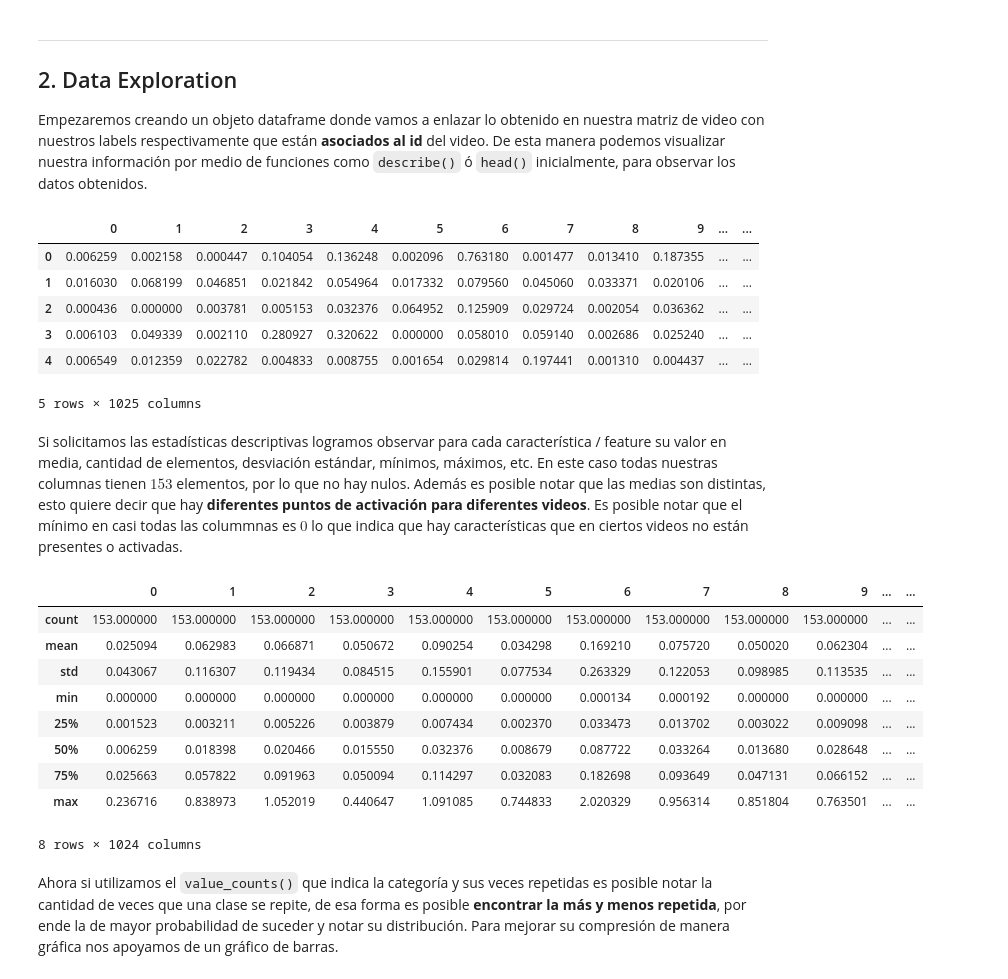
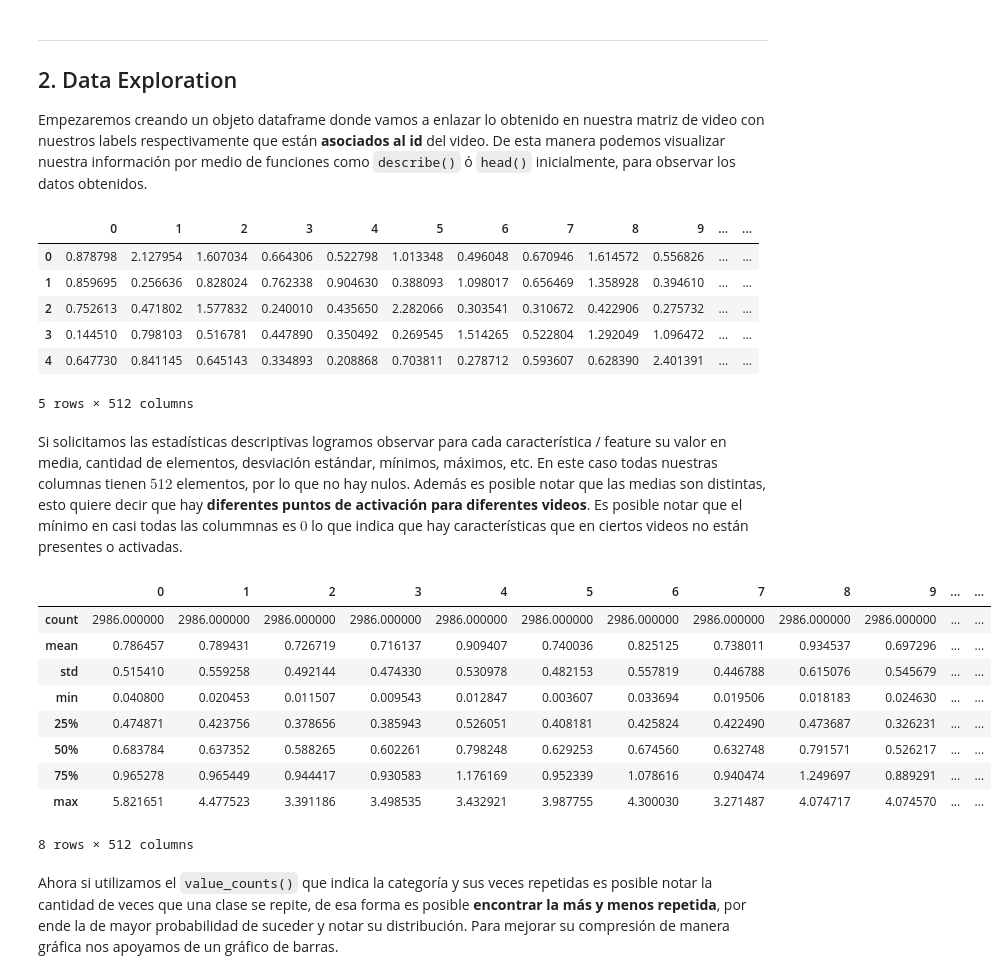
Before and after one commit to kaloslazo/ClusteringHumanRecognition, a Jupyter notebook: main.ipynb, the cells around one changed output. Saved outputs shown, nothing was run; the diff lists cells and outputs as text; code cells hidden in the pictures.

```diff
--- a/main.ipynb
+++ b/main.ipynb
@@ -76,33 +99,30 @@ Shape de nuestra matriz de videos: (153, 1024)
 
 Empezaremos creando un objeto dataframe donde vamos a enlazar lo obtenido en nuestra matriz de video con nuestros labels respectivamente que están **asociados al id** del video. De esta manera podemos visualizar nuestra información por medio de funciones como `describe()` ó `head()` inicialmente, para observar los datos obtenidos.
 # %%
-df_train = pd.DataFrame(video_features_stacked)
-df_train['action'] = video_labels
-
-df_train.head()
+X_train.head()
 # %% [output]
 |  | 0 | 1 | 2 | 3 | 4 | 5 | 6 | 7 | 8 | 9 | ... | ... |
-| 0 | 0.006259 | 0.002158 | 0.000447 | 0.104054 | 0.136248 | 0.002096 | 0.763180 | 0.001477 | 0.013410 | 0.187355 | ... | ... |
-| 1 | 0.016030 | 0.068199 | 0.046851 | 0.021842 | 0.054964 | 0.017332 | 0.079560 | 0.045060 | 0.033371 | 0.020106 | ... | ... |
-| 2 | 0.000436 | 0.000000 | 0.003781 | 0.005153 | 0.032376 | 0.064952 | 0.125909 | 0.029724 | 0.002054 | 0.036362 | ... | ... |
-| 3 | 0.006103 | 0.049339 | 0.002110 | 0.280927 | 0.320622 | 0.000000 | 0.058010 | 0.059140 | 0.002686 | 0.025240 | ... | ... |
-| 4 | 0.006549 | 0.012359 | 0.022782 | 0.004833 | 0.008755 | 0.001654 | 0.029814 | 0.197441 | 0.001310 | 0.004437 | ... | ... |
+| 0 | 0.878798 | 2.127954 | 1.607034 | 0.664306 | 0.522798 | 1.013348 | 0.496048 | 0.670946 | 1.614572 | 0.556826 | ... | ... |
+| 1 | 0.859695 | 0.256636 | 0.828024 | 0.762338 | 0.904630 | 0.388093 | 1.098017 | 0.656469 | 1.358928 | 0.394610 | ... | ... |
+| 2 | 0.752613 | 0.471802 | 1.577832 | 0.240010 | 0.435650 | 2.282066 | 0.303541 | 0.310672 | 0.422906 | 0.275732 | ... | ... |
+| 3 | 0.144510 | 0.798103 | 0.516781 | 0.447890 | 0.350492 | 0.269545 | 1.514265 | 0.522804 | 1.292049 | 1.096472 | ... | ... |
+| 4 | 0.647730 | 0.841145 | 0.645143 | 0.334893 | 0.208868 | 0.703811 | 0.278712 | 0.593607 | 0.628390 | 2.401391 | ... | ... |
-5 rows × 1025 columns
+5 rows × 512 columns
 # %% [markdown]
-Si solicitamos las estadísticas descriptivas logramos observar para cada característica / feature su valor en media, cantidad de elementos, desviación estándar, mínimos, máximos, etc. En este caso todas nuestras columnas tienen $153$ elementos, por lo que no hay nulos. Además es posible notar que las medias son distintas, esto quiere decir que hay **diferentes puntos de activación para diferentes videos**. Es posible notar que el mínimo en casi todas las colummnas es $0$ lo que indica que hay características que en ciertos videos no están presentes o activadas.
+Si solicitamos las estadísticas descriptivas logramos observar para cada característica / feature su valor en media, cantidad de elementos, desviación estándar, mínimos, máximos, etc. En este caso todas nuestras columnas tienen $512$ elementos, por lo que no hay nulos. Además es posible notar que las medias son distintas, esto quiere decir que hay **diferentes puntos de activación para diferentes videos**. Es posible notar que el mínimo en casi todas las colummnas es $0$ lo que indica que hay características que en ciertos videos no están presentes o activadas.
 # %%
-df_train.describe()
+X_train.describe()
 # %% [output]
 |  | 0 | 1 | 2 | 3 | 4 | 5 | 6 | 7 | 8 | 9 | ... | ... |
-| count | 153.000000 | 153.000000 | 153.000000 | 153.000000 | 153.000000 | 153.000000 | 153.000000 | 153.000000 | 153.000000 | 153.000000 | ... | ... |
-| mean | 0.025094 | 0.062983 | 0.066871 | 0.050672 | 0.090254 | 0.034298 | 0.169210 | 0.075720 | 0.050020 | 0.062304 | ... | ... |
-| std | 0.043067 | 0.116307 | 0.119434 | 0.084515 | 0.155901 | 0.077534 | 0.263329 | 0.122053 | 0.098985 | 0.113535 | ... | ... |
-| min | 0.000000 | 0.000000 | 0.000000 | 0.000000 | 0.000000 | 0.000000 | 0.000134 | 0.000192 | 0.000000 | 0.000000 | ... | ... |
-| 25% | 0.001523 | 0.003211 | 0.005226 | 0.003879 | 0.007434 | 0.002370 | 0.033473 | 0.013702 | 0.003022 | 0.009098 | ... | ... |
-| 50% | 0.006259 | 0.018398 | 0.020466 | 0.015550 | 0.032376 | 0.008679 | 0.087722 | 0.033264 | 0.013680 | 0.028648 | ... | ... |
-| 75% | 0.025663 | 0.057822 | 0.091963 | 0.050094 | 0.114297 | 0.032083 | 0.182698 | 0.093649 | 0.047131 | 0.066152 | ... | ... |
-| max | 0.236716 | 0.838973 | 1.052019 | 0.440647 | 1.091085 | 0.744833 | 2.020329 | 0.956314 | 0.851804 | 0.763501 | ... | ... |
+| count | 2986.000000 | 2986.000000 | 2986.000000 | 2986.000000 | 2986.000000 | 2986.000000 | 2986.000000 | 2986.000000 | 2986.000000 | 2986.000000 | ... | ... |
+| mean | 0.786457 | 0.789431 | 0.726719 | 0.716137 | 0.909407 | 0.740036 | 0.825125 | 0.738011 | 0.934537 | 0.697296 | ... | ... |
+| std | 0.515410 | 0.559258 | 0.492144 | 0.474330 | 0.530978 | 0.482153 | 0.557819 | 0.446788 | 0.615076 | 0.545679 | ... | ... |
+| min | 0.040800 | 0.020453 | 0.011507 | 0.009543 | 0.012847 | 0.003607 | 0.033694 | 0.019506 | 0.018183 | 0.024630 | ... | ... |
+| 25% | 0.474871 | 0.423756 | 0.378656 | 0.385943 | 0.526051 | 0.408181 | 0.425824 | 0.422490 | 0.473687 | 0.326231 | ... | ... |
+| 50% | 0.683784 | 0.637352 | 0.588265 | 0.602261 | 0.798248 | 0.629253 | 0.674560 | 0.632748 | 0.791571 | 0.526217 | ... | ... |
+| 75% | 0.965278 | 0.965449 | 0.944417 | 0.930583 | 1.176169 | 0.952339 | 1.078616 | 0.940474 | 1.249697 | 0.889291 | ... | ... |
+| max | 5.821651 | 4.477523 | 3.391186 | 3.498535 | 3.432921 | 3.987755 | 4.300030 | 3.271487 | 4.074717 | 4.074570 | ... | ... |
-8 rows × 1024 columns
+8 rows × 512 columns
 # %% [markdown]
 Ahora si utilizamos el `value_counts()` que indica la categoría y sus veces repetidas es posible notar la cantidad de veces que una clase se repite, de esa forma es posible **encontrar la más y menos repetida**, por ende la de mayor probabilidad de suceder y notar su distribución. Para mejorar su compresión de manera gráfica nos apoyamos de un gráfico de barras.
 # %%
```
Also changed, not shown: parts of 17 cells of this notebook.
